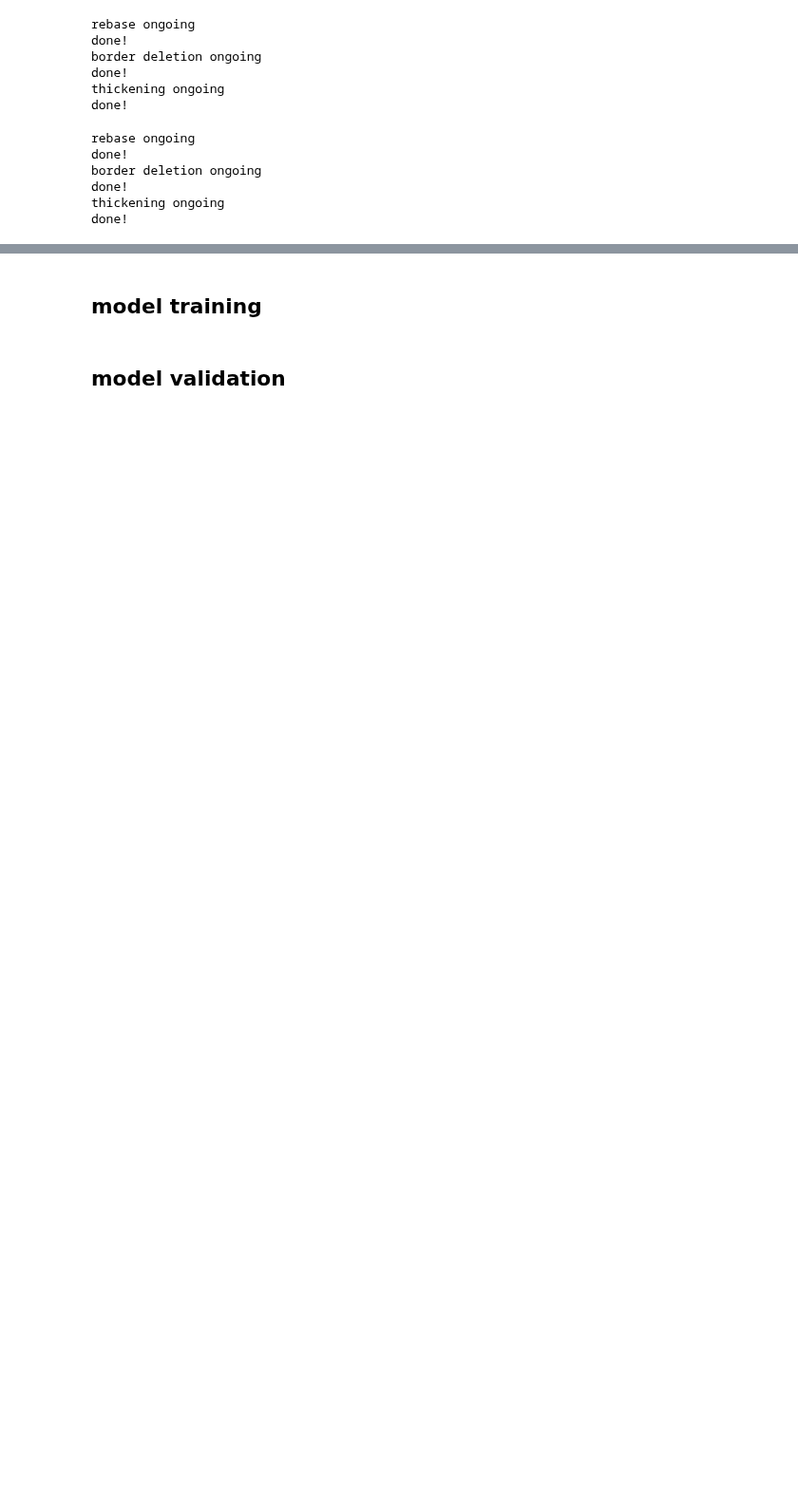
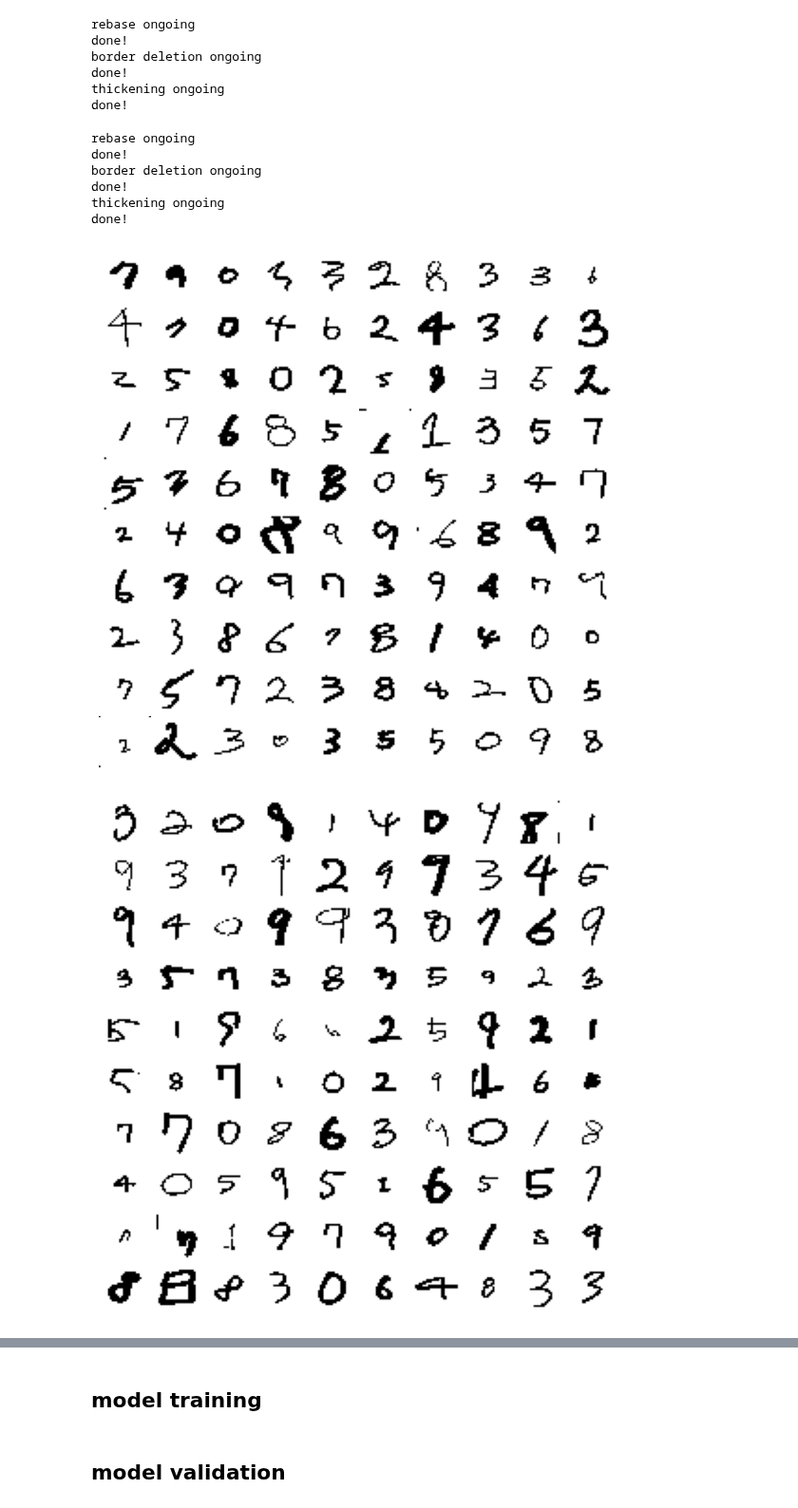
Before and after one commit to nonameR9077/MLproject_2023-2, a Jupyter notebook: preprocessing/template_preprocessing.ipynb, the cells around one changed output, grey strips where cells are left out. Shown at 95% size. Drawn from its saved outputs; the diff is of its cells as text; code cells hidden in the pictures; blank space fills up the shorter version.

```diff
--- a/preprocessing/template_preprocessing.ipynb
+++ b/preprocessing/template_preprocessing.ipynb
@@ -115,4 +115,35 @@ def rebase_center(img):
 # %% [markdown]
 check the **npzRebase.ipynb** for details
 # %%
-def border_detect_del(img):
+def detect_del_boundary(img, thickness = 4, threshold = 10):
+    curr = np.reshape(img,(28,28))
+
+    # how much you want to look at
+    t = thickness
+    # the threshold
+    threshold_t = threshold
+
+    cnt_top = np.count_nonzero(curr[0:t,:])
+    cnt_down = np.count_nonzero(curr[28-t:28,:])
+    cnt_left = np.count_nonzero(curr[:,0:t])
+    cnt_right = np.count_nonzero(curr[:,28-t:28])
+
+    flag = False
+
+    if cnt_top > threshold_t:
+        curr[0:t,:] = 0.
+        flag = True
+
+    if cnt_down > threshold_t:
+        curr[28-t:28,:] = 0.
+        flag = True
+
+    if cnt_left > threshold_t:
+        curr[:,0:t] = 0.
+        flag = True
+
+    if cnt_right > threshold_t:
+        curr[:,28-t:28] = 0.
+        flag = True
+
+    return rebase_center(curr) if flag is True else curr
@@ -139,6 +174,9 @@ def preprocessing(img, rebase=True, b_del=True, thick=True, one_array=True):
     if b_del:
         print("border deletion ongoing")
 
+        for x in range(size):
+            img_preprocessed[x] = detect_del_boundary(img_preprocessed[x])
+
         print("done!")
 
     # thickening
@@ -149,7 +187,7 @@ def preprocessing(img, rebase=True, b_del=True, thick=True, one_array=True):
 
     return np.reshape(img_preprocessed,(size,r*c)) if one_array else np.reshape(img_preprocessed,(size,r,c))
 # %%
-my_data_num_img_preprocessed = preprocessing(my_data_num["img"])
+my_data_num_img_preprocessed = preprocessing(my_data_num["img"]).copy()
 # %% [output]
 rebase ongoing
 done!
@@ -166,3 +204,9 @@ border deletion ongoing
 done!
 thickening ongoing
 done!
+# %%
+for i in range(3):
+    plot_multi(my_data_num_img_preprocessed,i * 100,i * 100 + 100)
+# %% [output]
+[figure, added]
+[figure, added]
```
Also changed, not shown: parts of 4 cells of this notebook, 1 other file.
